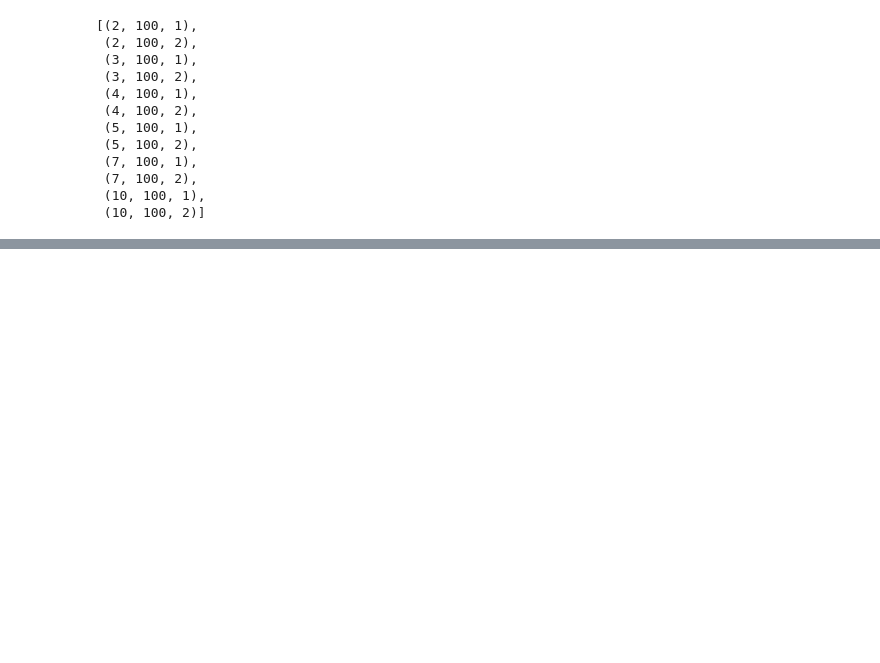
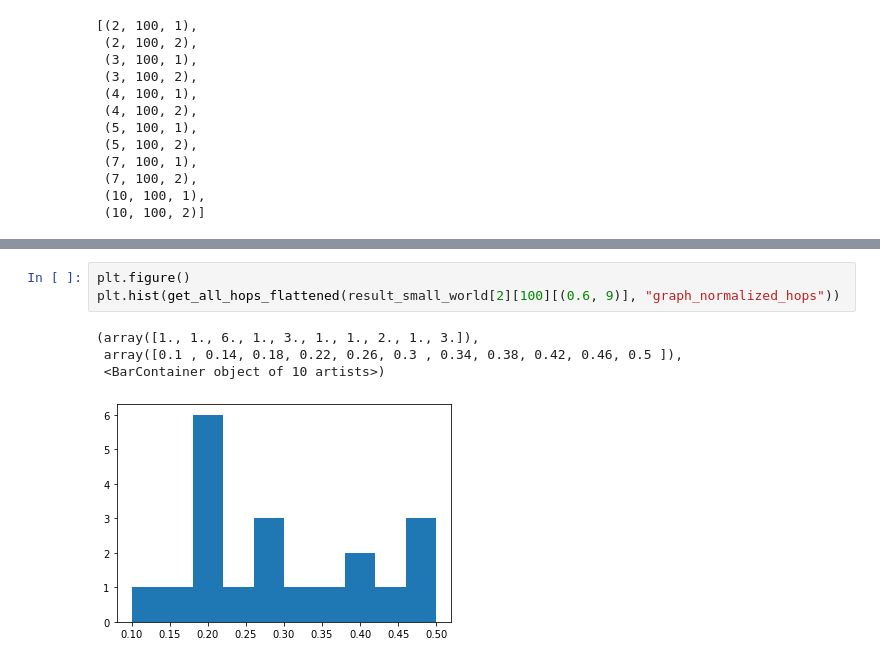
Before and after one commit to Paulpanther/info-flow, a Jupyter notebook: Multiple rumours evaluation.ipynb, the cells around one changed output, grey strips where cells are left out. Drawn from its saved outputs; the diff is of its cells as text; blank space fills up the shorter version.

```diff
--- a/Multiple rumours evaluation.ipynb
+++ b/Multiple rumours evaluation.ipynb
@@ -126,0 +203,8 @@ result_small_world
+# %%
+plt.figure()
+plt.hist(get_all_hops_flattened(result_small_world[2][100][(0.6, 9)], "graph_normalized_hops"))
+# %% [output]
+(array([1., 1., 6., 1., 3., 1., 1., 2., 1., 3.]),
+ array([0.1 , 0.14, 0.18, 0.22, 0.26, 0.3 , 0.34, 0.38, 0.42, 0.46, 0.5 ]),
+ <BarContainer object of 10 artists>)
+[figure, added]
```
Also changed, not shown: parts of 19 cells of this notebook, 2 other files.
